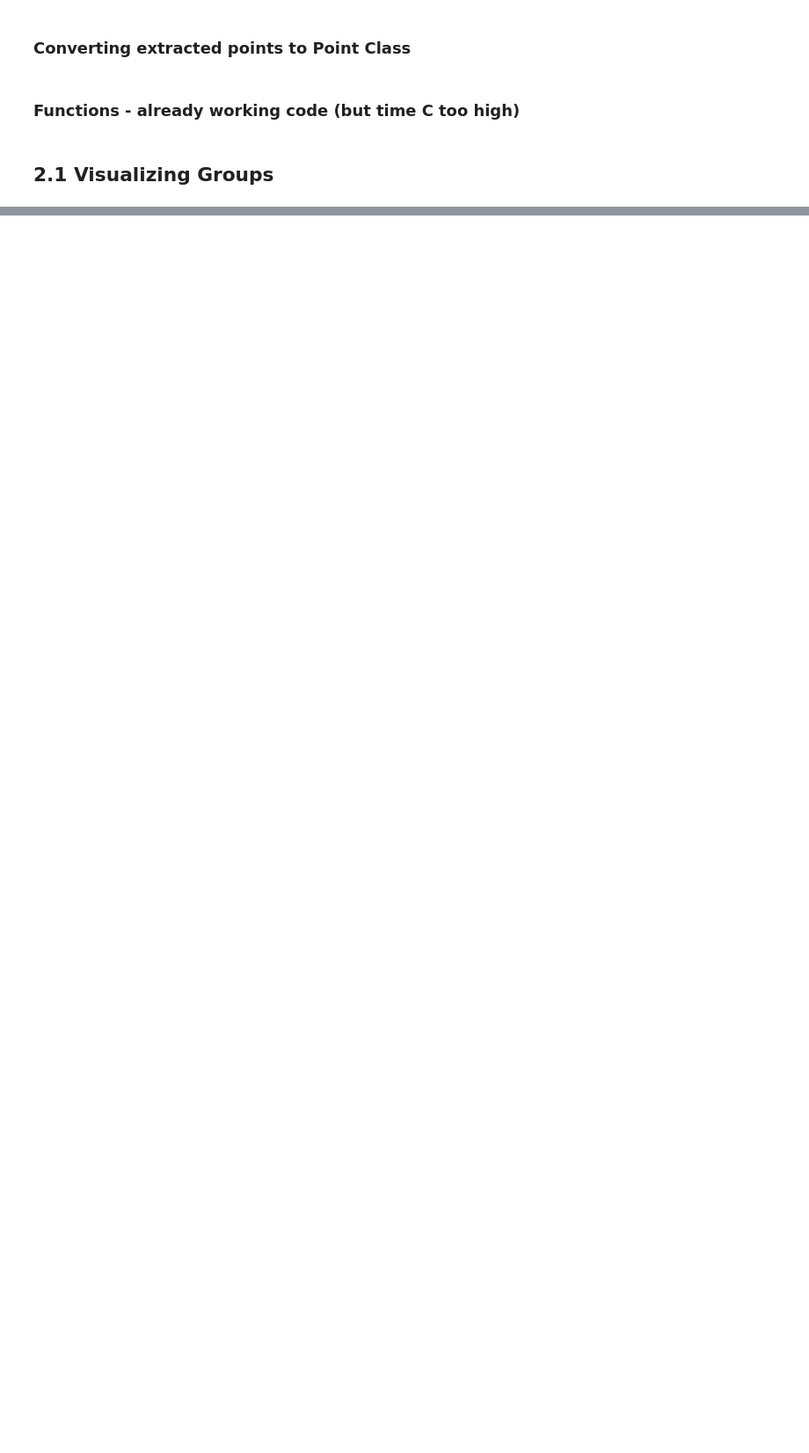
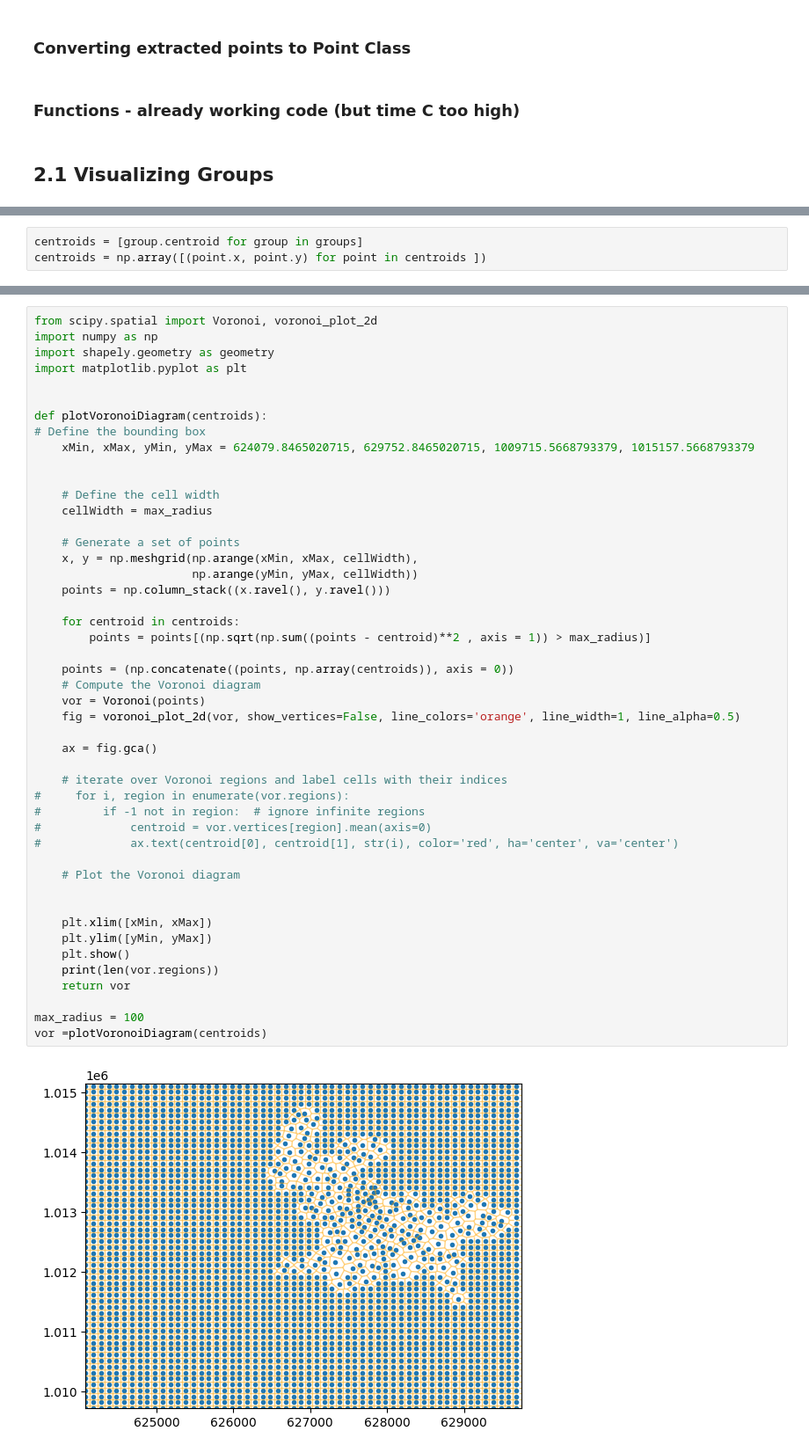
Before and after one commit to shivamabrol/Research-Animal-Movement, a Jupyter notebook: Data Transformation.ipynb, the cells around one changed output, grey strips where cells are left out. Shown at 88% size. Drawn from its saved outputs; the diff is of its cells as text; blank space fills up the shorter version.

Commit message:
Have proper list of all the cells -python

```diff
--- a/Data Transformation.ipynb
+++ b/Data Transformation.ipynb
@@ -296 +410,4 @@ plt.show()
+# %%
+centroids = [group.centroid for group in groups]
+centroids = np.array([(point.x, point.y) for point in centroids ])
 # %% [markdown]
@@ -337,0 +420,49 @@ len(list_of_num[0])
+# %%
+from scipy.spatial import Voronoi, voronoi_plot_2d
+import numpy as np
+import shapely.geometry as geometry
+import matplotlib.pyplot as plt
+
+
+def plotVoronoiDiagram(centroids):
+# Define the bounding box
+    xMin, xMax, yMin, yMax = 624079.8465020715, 629752.8465020715, 1009715.5668793379, 1015157.5668793379
+
+
+    # Define the cell width
+    cellWidth = max_radius
+
+    # Generate a set of points
+    x, y = np.meshgrid(np.arange(xMin, xMax, cellWidth),
+                       np.arange(yMin, yMax, cellWidth))
+    points = np.column_stack((x.ravel(), y.ravel()))
+
+    for centroid in centroids:
+        points = points[(np.sqrt(np.sum((points - centroid)**2 , axis = 1)) > max_radius)]
+
+    points = (np.concatenate((points, np.array(centroids)), axis = 0))
+    # Compute the Voronoi diagram
+    vor = Voronoi(points)
+    fig = voronoi_plot_2d(vor, show_vertices=False, line_colors='orange', line_width=1, line_alpha=0.5)
+
+    ax = fig.gca()
+
+    # iterate over Voronoi regions and label cells with their indices
+#     for i, region in enumerate(vor.regions):
+#         if -1 not in region:  # ignore infinite regions
+#             centroid = vor.vertices[region].mean(axis=0)
+#             ax.text(centroid[0], centroid[1], str(i), color='red', ha='center', va='center')
+
+    # Plot the Voronoi diagram
+
+
+    plt.xlim([xMin, xMax])
+    plt.ylim([yMin, yMax])
+    plt.show()
+    print(len(vor.regions))
+    return vor
+
+max_radius = 100
+vor =plotVoronoiDiagram(centroids)
+# %% [output]
+[figure, added]
```
Also changed, not shown: parts of 40 cells of this notebook, 2 other files.
